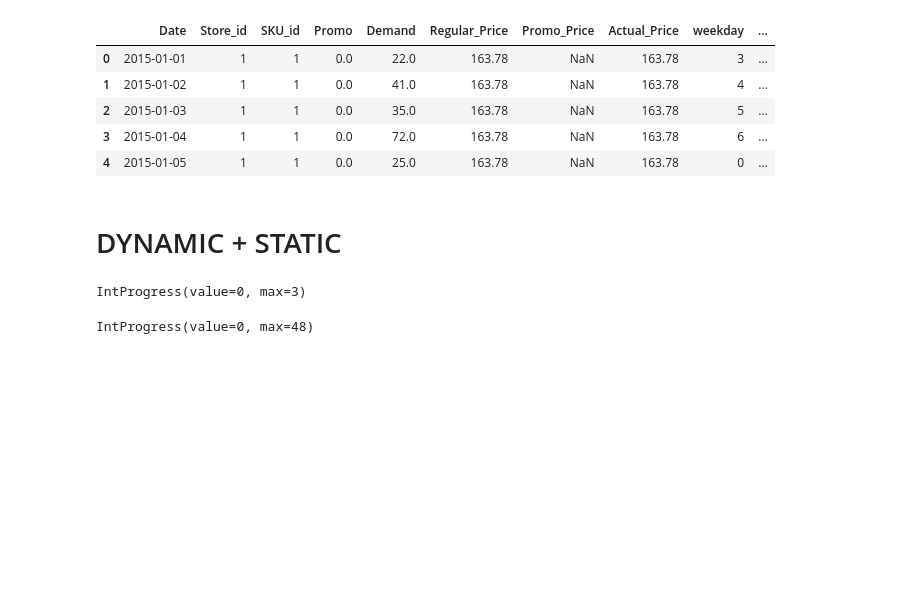
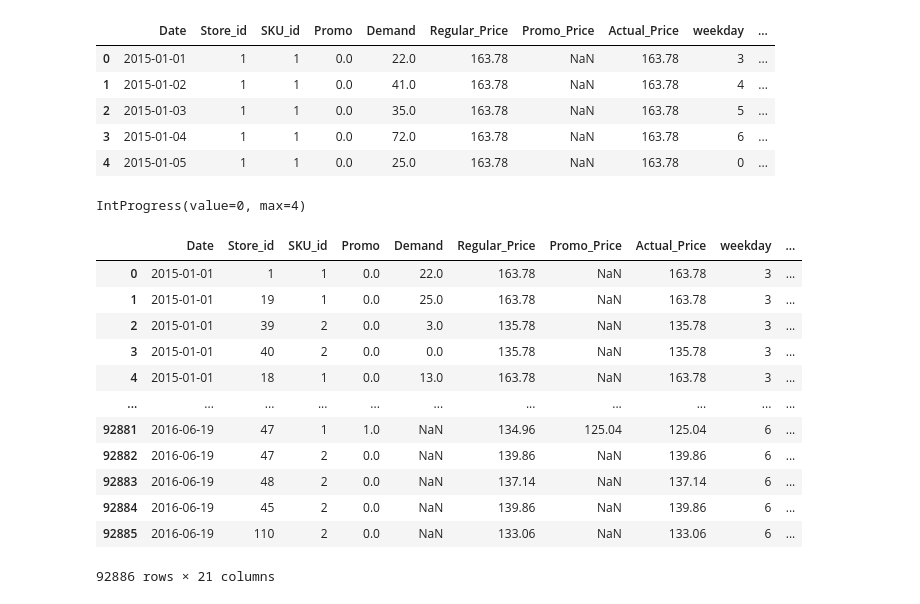
Before and after one commit to aromanenko/DLDF, a Jupyter notebook: FeatureEngineering.ipynb, the cells around one changed output. Drawn from its saved outputs; the diff is of its cells as text; code cells hidden in the pictures; blank space fills up the shorter version.

```diff
--- a/FeatureEngineering.ipynb
+++ b/FeatureEngineering.ipynb
@@ -73,5 +73,3 @@ data.head()
 | 2 | 2015-01-03 | 1 | 1 | 0.0 | 35.0 | 163.78 | NaN | 163.78 | 5 | ... |
 | 3 | 2015-01-04 | 1 | 1 | 0.0 | 72.0 | 163.78 | NaN | 163.78 | 6 | ... |
 | 4 | 2015-01-05 | 1 | 1 | 0.0 | 25.0 | 163.78 | NaN | 163.78 | 0 | ... |
-# %% [markdown]
-# DYNAMIC + STATIC
@@ -236,17 +75,0 @@ def lagged_features(data,
-# %%
-flts = {'Promo': {'oprm':'>0', 'npromo':'==0', 'aprm':'>-1'},
-       }
-data_lagged_features = lagged_features(data, target_vars = ['Demand']
-                    , id_columns = ['SKU_id']
-                    , lags = [14, 28, 56]
-                    , windows = ['7', '14', '21', '28']
-                    , preaggreagation_methods = ['mean'] # ['mean', 'count']
-                    , aggregation_methods = ['mean', percentile(10)]
-                    , dynamic_filters = ['weekday', 'Promo']
-                    , static_filters=[]
-                    )
-
-data_lagged_features = data_lagged_features.reset_index()
-# %% [output]
-IntProgress(value=0, max=3)
-IntProgress(value=0, max=48)
@@ -252,0 +202,30 @@ IntProgress(value=0, max=48)
+# %%
+data_lagged_features = lagged_features(data
+                    , target_cols = ['Demand']
+                    , id_cols = ['SKU_id', 'Store_id']
+                    , date_col = 'Date'
+                    , lags = [21]
+                    , windows = ['14D', '28D']
+                    , preagg_methods = ['mean'] # ['mean', 'count']
+                    , agg_methods = ['mean']
+                    , dynamic_filters = ['weekday', 'Promo']
+                    , static_filters=[]
+                    , alphas=[0.25, 0.5, 0.75]
+                    )
+
+data_lagged_features
+# %% [output]
+IntProgress(value=0, max=4)
+|  | Date | Store_id | SKU_id | Promo | Demand | Regular_Price | Promo_Price | Actual_Price | weekday | ... |
+| 0 | 2015-01-01 | 1 | 1 | 0.0 | 22.0 | 163.78 | NaN | 163.78 | 3 | ... |
+| 1 | 2015-01-01 | 19 | 1 | 0.0 | 25.0 | 163.78 | NaN | 163.78 | 3 | ... |
+| 2 | 2015-01-01 | 39 | 2 | 0.0 | 3.0 | 135.78 | NaN | 135.78 | 3 | ... |
+| 3 | 2015-01-01 | 40 | 2 | 0.0 | 0.0 | 135.78 | NaN | 135.78 | 3 | ... |
+| 4 | 2015-01-01 | 18 | 1 | 0.0 | 13.0 | 163.78 | NaN | 163.78 | 3 | ... |
+| ... | ... | ... | ... | ... | ... | ... | ... | ... | ... | ... |
+| 92881 | 2016-06-19 | 47 | 1 | 1.0 | NaN | 134.96 | 125.04 | 125.04 | 6 | ... |
+| 92882 | 2016-06-19 | 47 | 2 | 0.0 | NaN | 139.86 | NaN | 139.86 | 6 | ... |
+| 92883 | 2016-06-19 | 48 | 2 | 0.0 | NaN | 137.14 | NaN | 137.14 | 6 | ... |
+| 92884 | 2016-06-19 | 45 | 2 | 0.0 | NaN | 139.86 | NaN | 139.86 | 6 | ... |
+| 92885 | 2016-06-19 | 110 | 2 | 0.0 | NaN | 133.06 | NaN | 133.06 | 6 | ... |
+92886 rows × 21 columns
```
Also changed, not shown: parts of 39 cells of this notebook, 1 other file.
